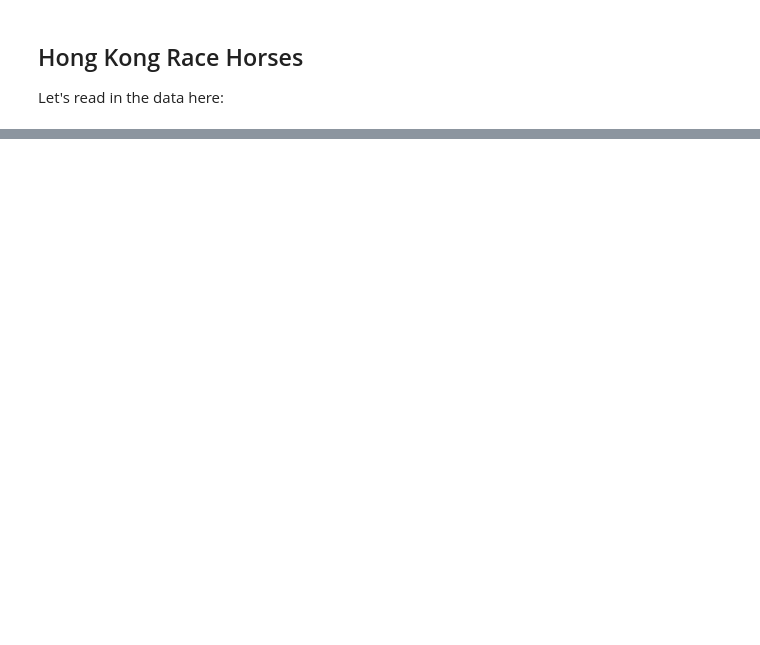
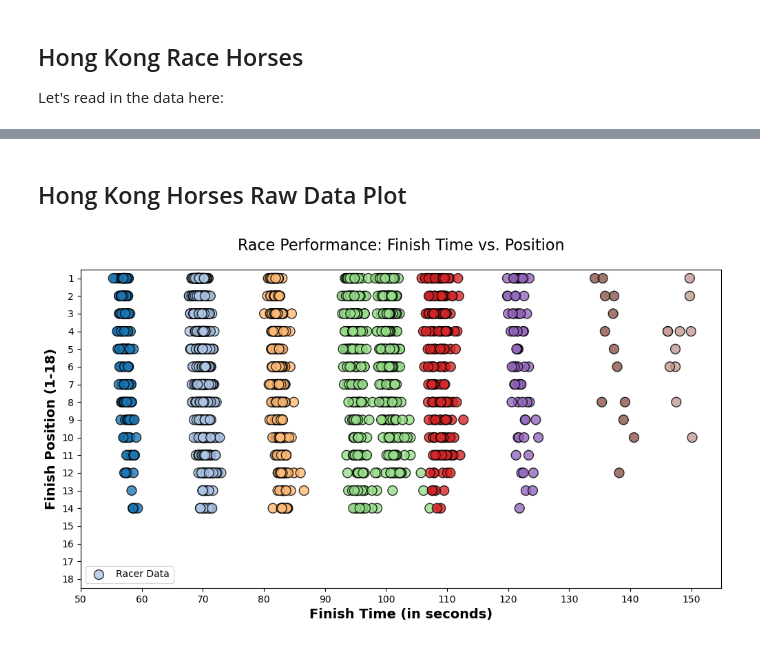
Before and after one commit to gyordong/CS171FinalProject, a Jupyter notebook: The Oguri Model.ipynb, the cells around one changed output, grey strips where cells are left out. Saved outputs shown, nothing was run; the diff lists cells and outputs as text; code cells hidden in the pictures; blank space fills up the shorter version.

```diff
--- a/The Oguri Model.ipynb
+++ b/The Oguri Model.ipynb
@@ -147,0 +217,9 @@ df_hk.head()
+# %% [markdown]
+## Hong Kong Horses Raw Data Plot
+# %%
+hk_distances = [1000, 1200, 1400, 1600, 1650, 1777, 1800, 2000, 2070, 2200, 2400, 2410]
+hk_xticks = [50, 160, 10]
+
+raw_data_plot(hk_distances, df_hk, hk_xticks)
+# %% [output]
+[figure, added]
```
Also changed, not shown: parts of 6 cells of this notebook.
